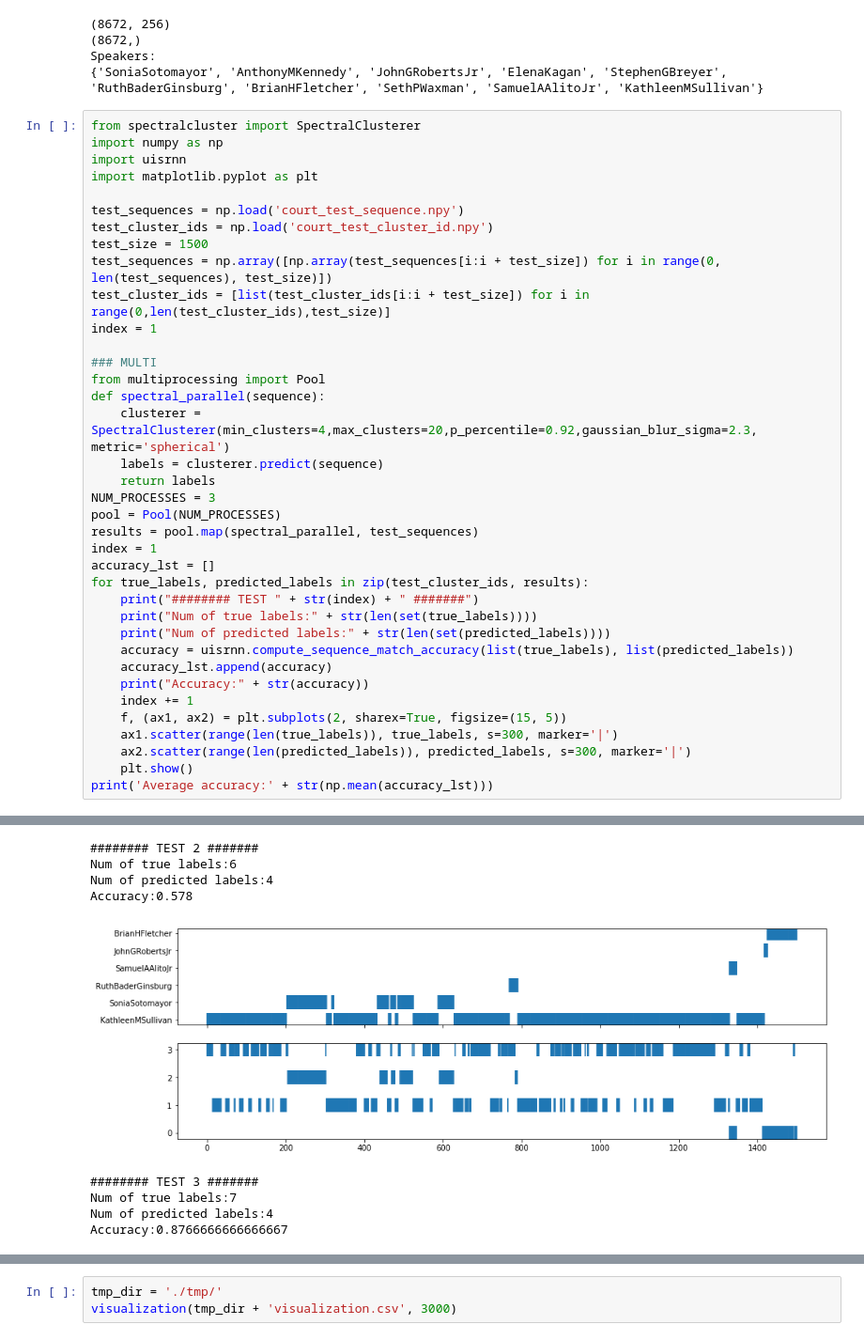
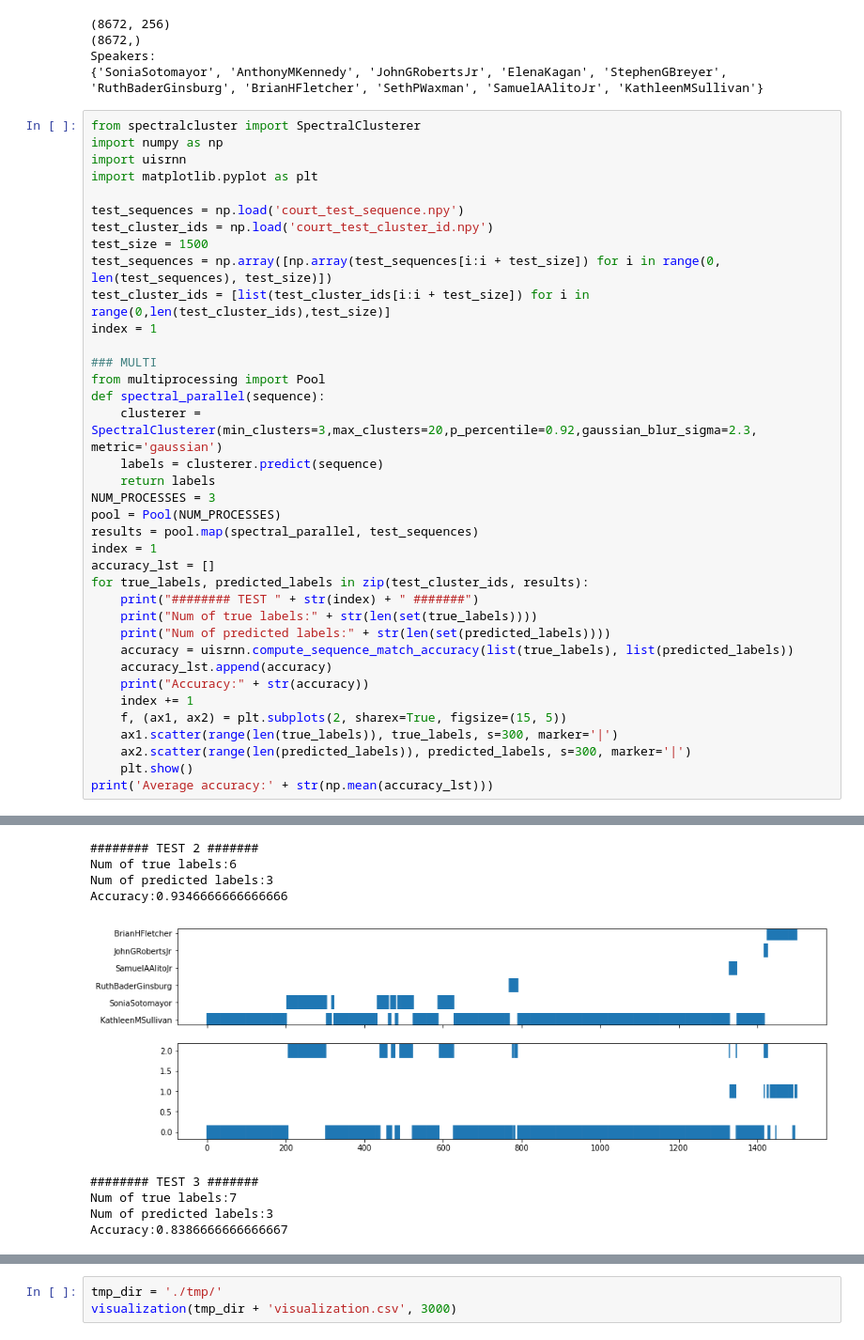
Before and after one commit to Eason6wang/PyTorch_Speaker_Verification, a Jupyter notebook: court_diarization_demo.ipynb, the cells around one changed output, grey strips where cells are left out. Shown at 94% size. Drawn from its saved outputs; the diff is of its cells as text.

```diff
--- a/court_diarization_demo.ipynb
+++ b/court_diarization_demo.ipynb
@@ -137,7 +137,7 @@ index = 1
 ### MULTI
 from multiprocessing import Pool
 def spectral_parallel(sequence):
-    clusterer = SpectralClusterer(min_clusters=4,max_clusters=20,p_percentile=0.92,gaussian_blur_sigma=2.3, metric='spherical')
+    clusterer = SpectralClusterer(min_clusters=3,max_clusters=20,p_percentile=0.92,gaussian_blur_sigma=2.3, metric='gaussian')
     labels = clusterer.predict(sequence)
     return labels
 NUM_PROCESSES = 3
@@ -167,9 +167,9 @@ Accuracy:0.938
 ######## TEST 2 #######
 Num of true labels:6
-Num of predicted labels:4
-Accuracy:0.578
+Num of predicted labels:3
+Accuracy:0.9346666666666666
-[figure, old version]
+[figure, new version]
 ######## TEST 3 #######
 Num of true labels:7
-Num of predicted labels:4
-Accuracy:0.8766666666666667
+Num of predicted labels:3
+Accuracy:0.8386666666666667
```
Also changed, not shown: parts of 1 cell of this notebook, 1 other file.
